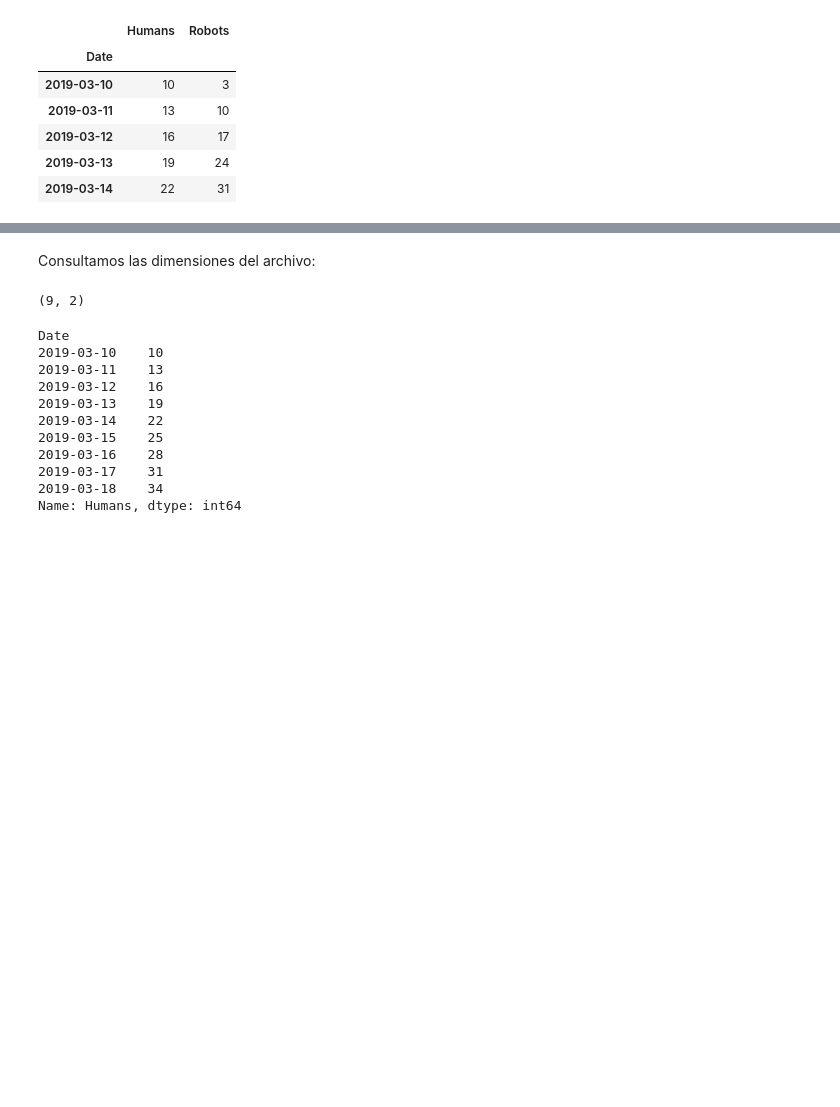
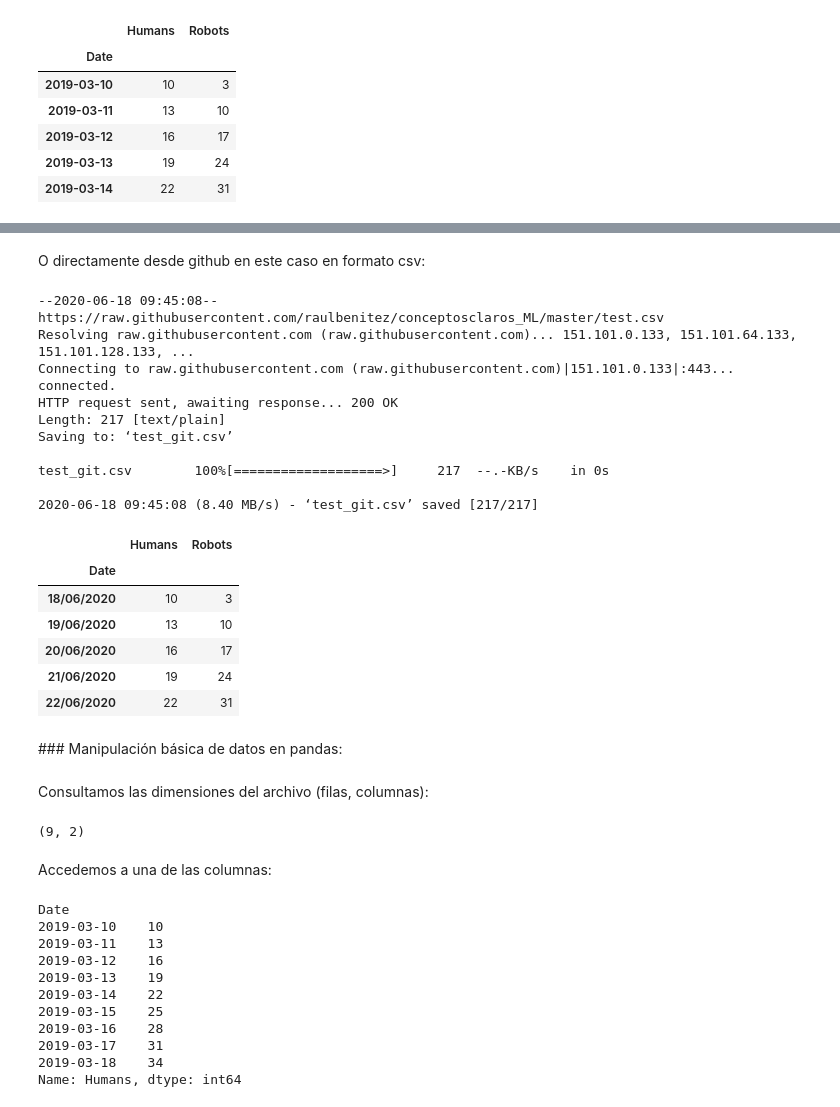
Before and after one commit to raulbenitez/conceptosclaros_ML, a Jupyter notebook: Exploración_de_datos.ipynb, the cells around one changed output, grey strips where cells are left out. Drawn from its saved outputs; the diff is of its cells as text; code cells hidden in the pictures; blank space fills up the shorter version.

```diff
--- a/Exploración_de_datos.ipynb
+++ b/Exploración_de_datos.ipynb
@@ -68,12 +123,40 @@ df.head()
+# %% [markdown]
+O directamente desde github en este caso en formato csv:
+# %%
+!wget -O test_git.csv 'https://raw.githubusercontent.com/raulbenitez/conceptosclaros_ML/master/test.csv'
+dfff = pd.read_csv('/content/test_git.csv',index_col=0,header=2,sep=';')
+dfff.head()
+# %% [output]
+--2020-06-18 09:45:08--  https://raw.githubusercontent.com/raulbenitez/conceptosclaros_ML/master/test.csv
+Resolving raw.githubusercontent.com (raw.githubusercontent.com)... 151.101.0.133, 151.101.64.133, 151.101.128.133, ...
+Connecting to raw.githubusercontent.com (raw.githubusercontent.com)|151.101.0.133|:443... connected.
+HTTP request sent, awaiting response... 200 OK
+Length: 217 [text/plain]
+Saving to: ‘test_git.csv’
+
+test_git.csv        100%[===================>]     217  --.-KB/s    in 0s
+
+2020-06-18 09:45:08 (8.40 MB/s) - ‘test_git.csv’ saved [217/217]
+|  | Humans | Robots |
+| Date |  |  |
+| 18/06/2020 | 10 | 3 |
+| 19/06/2020 | 13 | 10 |
+| 20/06/2020 | 16 | 17 |
+| 21/06/2020 | 19 | 24 |
+| 22/06/2020 | 22 | 31 |
+# %% [markdown]
+### Manipulación básica de datos en pandas:
 # %% [markdown]
 
 
 
-Consultamos las dimensiones del archivo:
+Consultamos las dimensiones del archivo (filas, columnas):
 # %%
 df.shape
 # %% [output]
 (9, 2)
+# %% [markdown]
+Accedemos a una de las columnas:
 # %%
 df['Humans']
 # %% [output]
```
Also changed, not shown: parts of 30 cells of this notebook.
